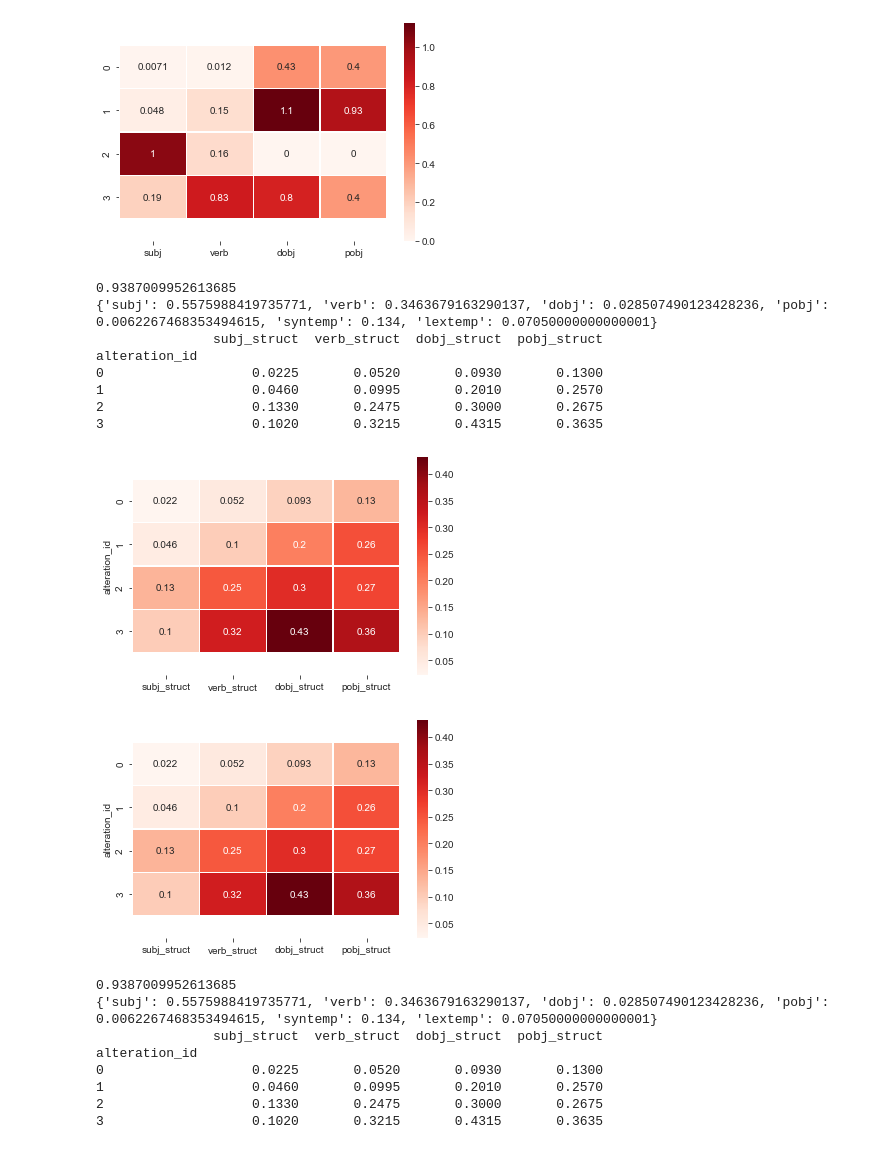
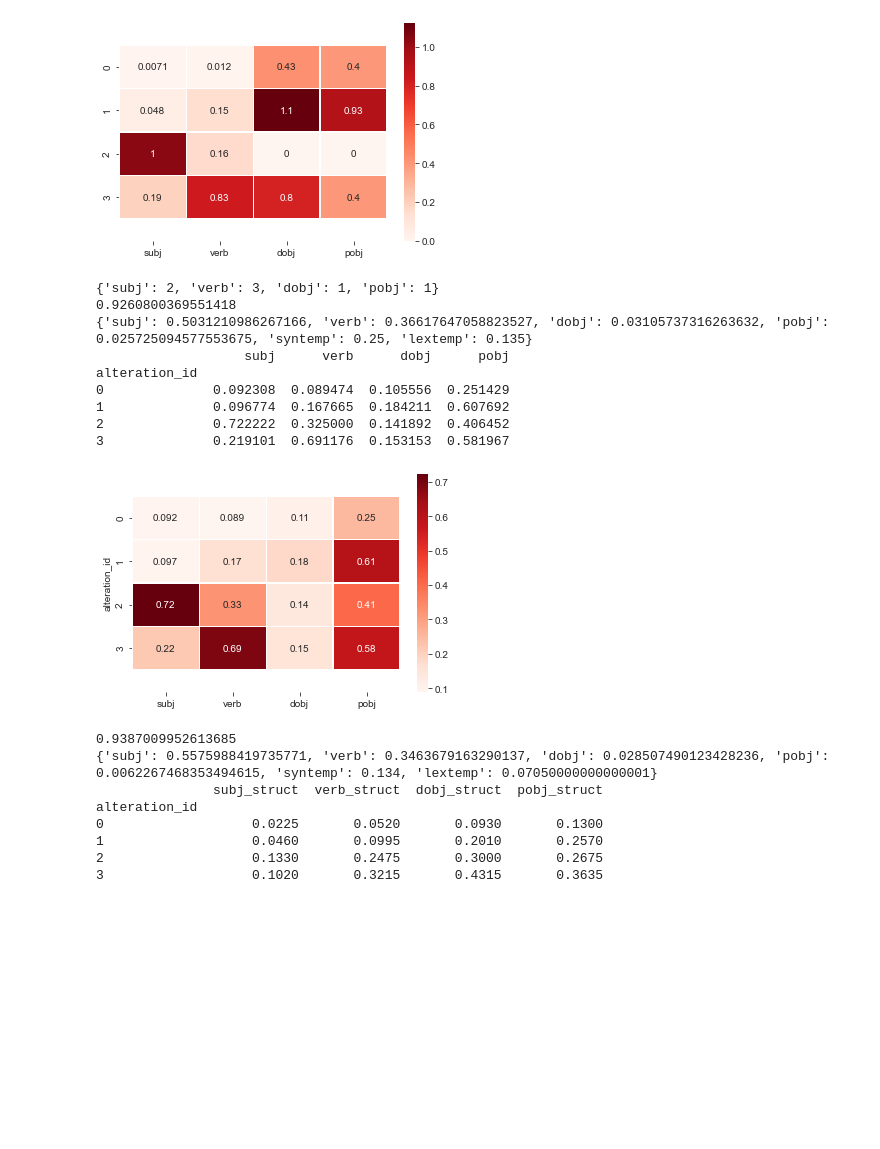
Before and after one commit to ghazi-f/QKVAE, a Jupyter notebook: disentanglement_transformer/Model_Analysis2.ipynb, the cells around one changed output. Drawn from its saved outputs; the diff is of its cells as text; code cells hidden in the pictures; blank space fills up the shorter version.

Commit message:
- Measuring decoder disentanglement without the delta drops

```diff
--- a/disentanglement_transformer/Model_Analysis2.ipynb
+++ b/disentanglement_transformer/Model_Analysis2.ipynb
@@ -653,8 +650,9 @@ show_df_hm2(att_df)
 3  0.192954  0.828869  0.803487  0.400808
 [figure]
 # %%
-from disentanglement_transformer.models import truncated_template
-def _get_stat_data_frame2(self, n_samples=2000, n_alterations=1, batch_size=100):
+from disentanglement_transformer.models import truncated_template, shallow_dependencies, pd
+from tqdm import tqdm
+def _get_stat_data_frame2(self, n_samples=2000, n_alterations=1, batch_size=100, drop_struct=True):
     stats = []
     # Generating n_samples sentences
     text, samples, _ = self.get_sentences(n_samples=batch_size, gen_len=self.h_params.max_len - 1,
@@ -697,15 +695,20 @@ def _get_stat_data_frame2(self, n_samples=2000, n_alterations=1, batch_size=100)
               'subj_struct', 'verb_struct', 'dobj_struct', 'pobj_struct', 'same_struct', 'syntemp_diff',
               'lextemp_diff']
     df = pd.DataFrame(stats, columns=header)
+    if not drop_struct:
+        for diff_lab, struct_lab in zip(['subj_diff', 'verb_diff', 'dobj_diff', 'pobj_diff'],
+                                        ['subj_struct', 'verb_struct', 'dobj_struct', 'pobj_struct']):
+            df[diff_lab] = [d or s for d, s in zip(df[diff_lab], df[struct_lab])]
     var_wise_scores = df.groupby('alteration_id').mean()[['subj_diff', 'verb_diff', 'dobj_diff', 'pobj_diff',
                                                           'syntemp_diff', 'lextemp_diff']]
     var_wise_scores_struct = df.groupby('alteration_id').mean()[['subj_struct', 'verb_struct',
                                                                  'dobj_struct', 'pobj_struct']]
     var_wise_scores.set_axis([a.split('_')[0] for a in var_wise_scores.axes[1]], axis=1, inplace=True)
-    # renormalizing
-    struct_array = np.array(var_wise_scores_struct)
-    struct_array = 1-np.concatenate([struct_array, np.zeros((sum(self.h_params.n_latents), 2))], axis=1)
-    var_wise_scores = var_wise_scores/struct_array
+    if drop_struct:
+        # renormalizing
+        struct_array = np.array(var_wise_scores_struct)
+        struct_array = 1-np.concatenate([struct_array, np.zeros((sum(self.h_params.n_latents), 2))], axis=1)
+        var_wise_scores = var_wise_scores/struct_array
 
     disent_score = 0
     lab_wise_disent = {}
@@ -733,32 +736,35 @@ def _get_stat_data_frame2(self, n_samples=2000, n_alterations=1, batch_size=100)
     return disent_score, lab_wise_disent, var_wise_scores, dec_disent_vars, var_wise_scores_struct
 # %%
 disent_score, lab_wise_disent, var_wise_scores, dec_disent_vars, var_wise_scores_struct = \
-    _get_stat_data_frame2(model, n_samples=2000, n_alterations=1, batch_size=100)
+    _get_stat_data_frame2(model, n_samples=200, n_alterations=1, batch_size=100)
 # %%
+import seaborn as sns
+import matplotlib.pyplot as plt
+print(dec_disent_vars)
 print(disent_score)
 print(lab_wise_disent)
 def show_df_hm2(df):
     snsplt = sns.heatmap(df, cmap ='Reds', linewidths = 0.20, annot = True)
-    snsplt.get_figure().savefig("dec_heatmap_struct.eps")
+    # snsplt.get_figure().savefig("dec_heatmap_struct.eps")
     b, t = plt.ylim() # discover the values for bottom and top
     b += 0.5 # Add 0.5 to the bottom
     t -= 0.5 # Subtract 0.5 from the top
     plt.ylim(b, t) # update the ylim(bottom, top) values
-    return snsplt.get_figure()
-to_show_dec_df = var_wise_scores_struct#var_wise_scores.drop(['syntemp', 'lextemp'], axis=1)
+    # return snsplt.get_figure()
+to_show_dec_df = var_wise_scores.drop(['syntemp', 'lextemp'], axis=1)
 print(to_show_dec_df)
 show_df_hm2(to_show_dec_df)
 # %% [output]
-0.9387009952613685
-{'subj': 0.5575988419735771, 'verb': 0.3463679163290137, 'dobj': 0.028507490123428236, 'pobj': 0.0062267468353494615, 'syntemp': 0.134, 'lextemp': 0.07050000000000001}
-               subj_struct  verb_struct  dobj_struct  pobj_struct
+{'subj': 2, 'verb': 3, 'dobj': 1, 'pobj': 1}
+0.9260800369551418
+{'subj': 0.5031210986267166, 'verb': 0.36617647058823527, 'dobj': 0.03105737316263632, 'pobj': 0.025725094577553675, 'syntemp': 0.25, 'lextemp': 0.135}
+                   subj      verb      dobj      pobj
 alteration_id
-0                   0.0225       0.0520       0.0930       0.1300
-1                   0.0460       0.0995       0.2010       0.2570
-2                   0.1330       0.2475       0.3000       0.2675
-3                   0.1020       0.3215       0.4315       0.3635
+0              0.092308  0.089474  0.105556  0.251429
+1              0.096774  0.167665  0.184211  0.607692
+2              0.722222  0.325000  0.141892  0.406452
+3              0.219101  0.691176  0.153153  0.581967
-[figure, old version]
+[figure, new version]
-[figure, removed]
 # %%
 
 show_df_hm2(var_wise_scores.drop(['syntemp', 'lextemp'], axis=1))
```
Also changed, not shown: parts of 1 cell of this notebook, 2 other files.
